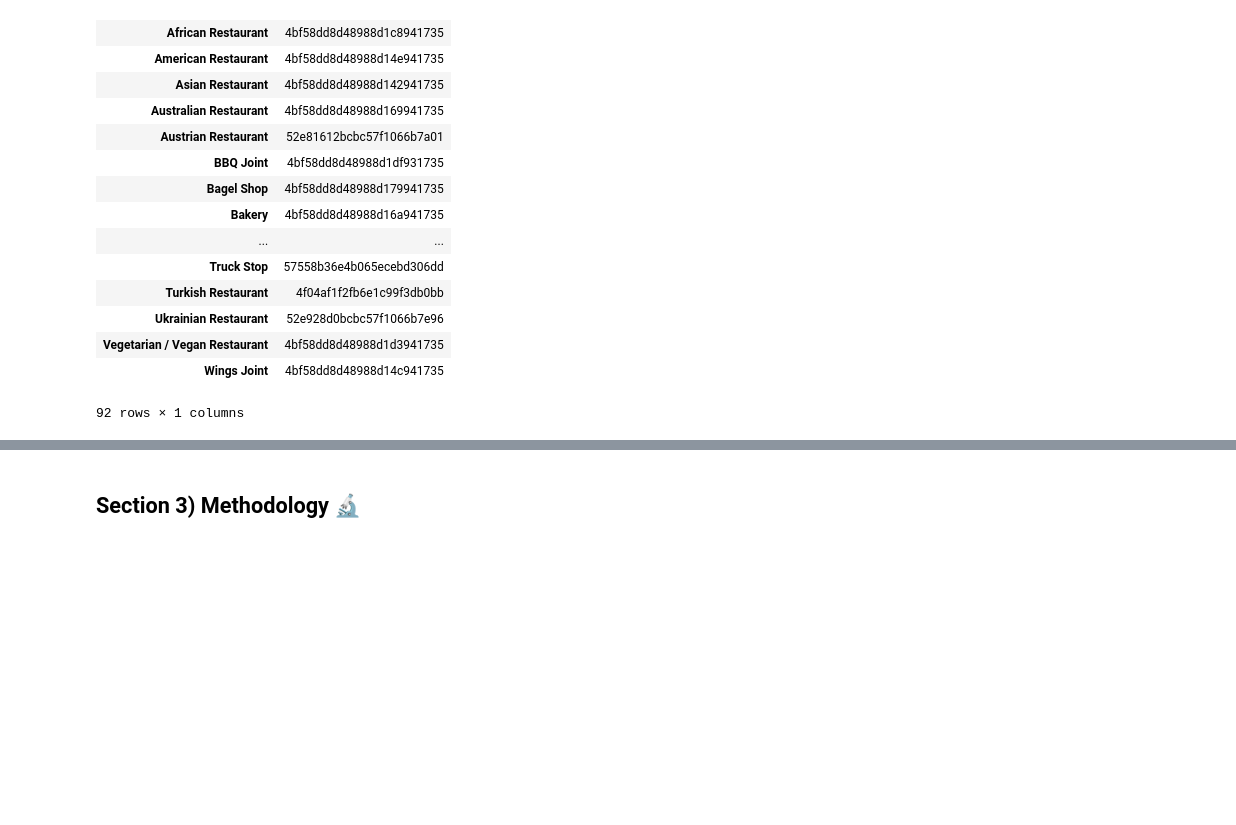
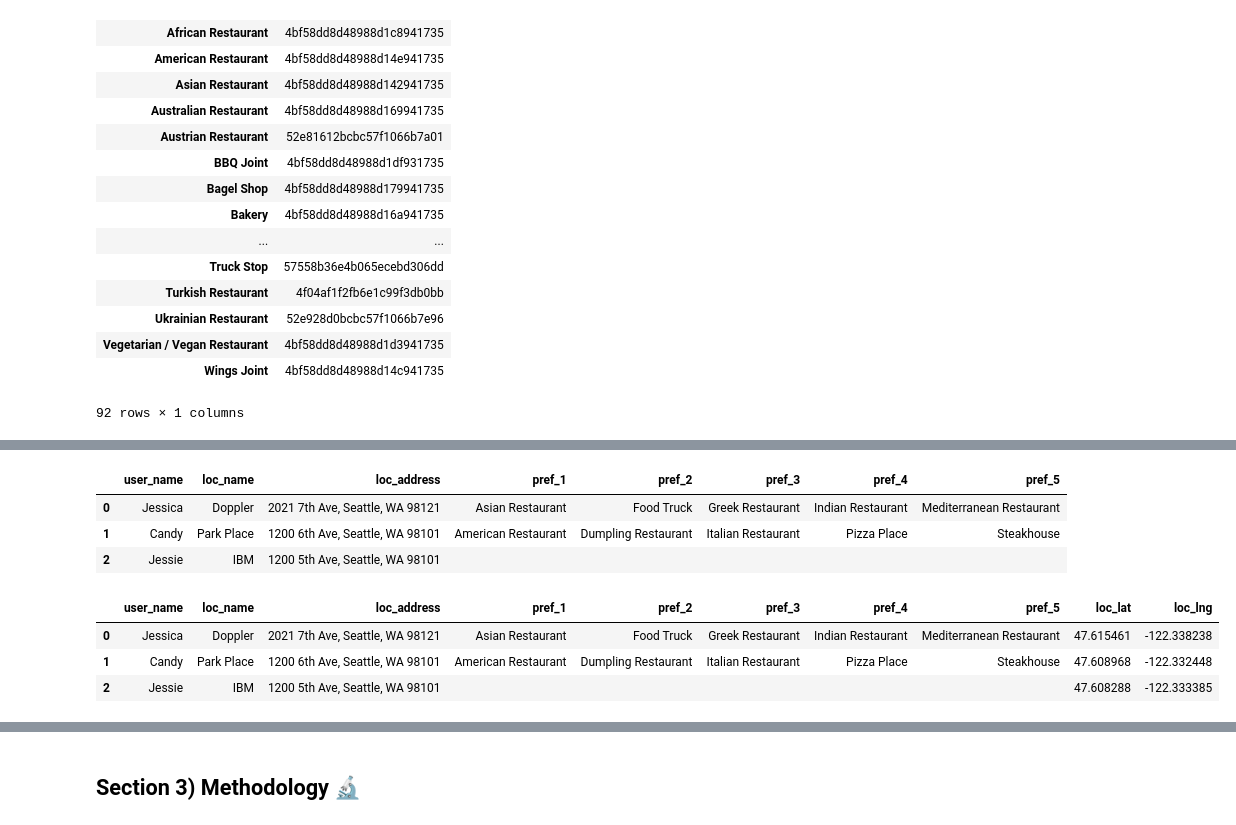
Before and after one commit to Astayonix/BattleOfTheNeighborhoods, a Jupyter notebook: I_Dont_Know_Where_Do_You_Want_to_Eat.ipynb, the cells around one changed output, grey strips where cells are left out. Drawn from its saved outputs; the diff is of its cells as text; code cells hidden in the pictures; blank space fills up the shorter version.

Commit message:
Published from Watson Studio. Currently working on the user profiles and visuals. 🐱‍🐉

```diff
--- a/I_Dont_Know_Where_Do_You_Want_to_Eat.ipynb
+++ b/I_Dont_Know_Where_Do_You_Want_to_Eat.ipynb
@@ -131,0 +134,37 @@ user_category_df.to_excel('request_inputs.xlsx')
+# %%
+# I also have the preferences of the users who submitted profiles
+
+user_pref_column_names = ['user_name', 'loc_name', 'loc_address', 'pref_1', 'pref_2', 'pref_3', 'pref_4', 'pref_5']
+
+user_loc_pref_df = pd.DataFrame(columns=user_pref_column_names)
+
+def add_user(username, locname, locaddress, pref1, pref2, pref3, pref4, pref5):
+    '''
+    Adds individual users to the user_loc_pref_df
+    '''
+    user_dict = {user_pref_column_names[0]: username, user_pref_column_names[1]: locname, user_pref_column_names[2]: locaddress, user_pref_column_names[3]: pref1, user_pref_column_names[4]: pref2, user_pref_column_names[5]: pref3, user_pref_column_names[6]: pref4, user_pref_column_names[7]: pref5}
+    user_loc_pref_df.loc[len(user_loc_pref_df)] = user_dict
+
+add_user('Jessica', 'Doppler', '2021 7th Ave, Seattle, WA 98121', 'Asian Restaurant', 'Food Truck', 'Greek Restaurant', 'Indian Restaurant', 'Mediterranean Restaurant')
+add_user('Candy', 'Park Place', '1200 6th Ave, Seattle, WA 98101', 'American Restaurant', 'Dumpling Restaurant', 'Italian Restaurant', 'Pizza Place', 'Steakhouse')
+add_user('Jessie', 'IBM', '1200 5th Ave, Seattle, WA 98101', '', '', '', '', '')
+
+user_loc_pref_df
+# %% [output]
+|  | user_name | loc_name | loc_address | pref_1 | pref_2 | pref_3 | pref_4 | pref_5 |
+| 0 | Jessica | Doppler | 2021 7th Ave, Seattle, WA 98121 | Asian Restaurant | Food Truck | Greek Restaurant | Indian Restaurant | Mediterranean Restaurant |
+| 1 | Candy | Park Place | 1200 6th Ave, Seattle, WA 98101 | American Restaurant | Dumpling Restaurant | Italian Restaurant | Pizza Place | Steakhouse |
+| 2 | Jessie | IBM | 1200 5th Ave, Seattle, WA 98101 |  |  |  |  |  |
+# %%
+# Now to add the longitude and latitude of each of the users' locations
+for i, address in enumerate(user_loc_pref_df['loc_address']):
+    location = geocoder.arcgis(address)
+    user_loc_pref_df.at[i, 'loc_lat'] = location.latlng[0]
+    user_loc_pref_df.at[i, 'loc_lng'] = location.latlng[1]
+
+user_loc_pref_df
+# %% [output]
+|  | user_name | loc_name | loc_address | pref_1 | pref_2 | pref_3 | pref_4 | pref_5 | loc_lat | loc_lng |
+| 0 | Jessica | Doppler | 2021 7th Ave, Seattle, WA 98121 | Asian Restaurant | Food Truck | Greek Restaurant | Indian Restaurant | Mediterranean Restaurant | 47.615461 | -122.338238 |
+| 1 | Candy | Park Place | 1200 6th Ave, Seattle, WA 98101 | American Restaurant | Dumpling Restaurant | Italian Restaurant | Pizza Place | Steakhouse | 47.608968 | -122.332448 |
+| 2 | Jessie | IBM | 1200 5th Ave, Seattle, WA 98101 |  |  |  |  |  | 47.608288 | -122.333385 |
```
Also changed, not shown: parts of 4 cells of this notebook.
